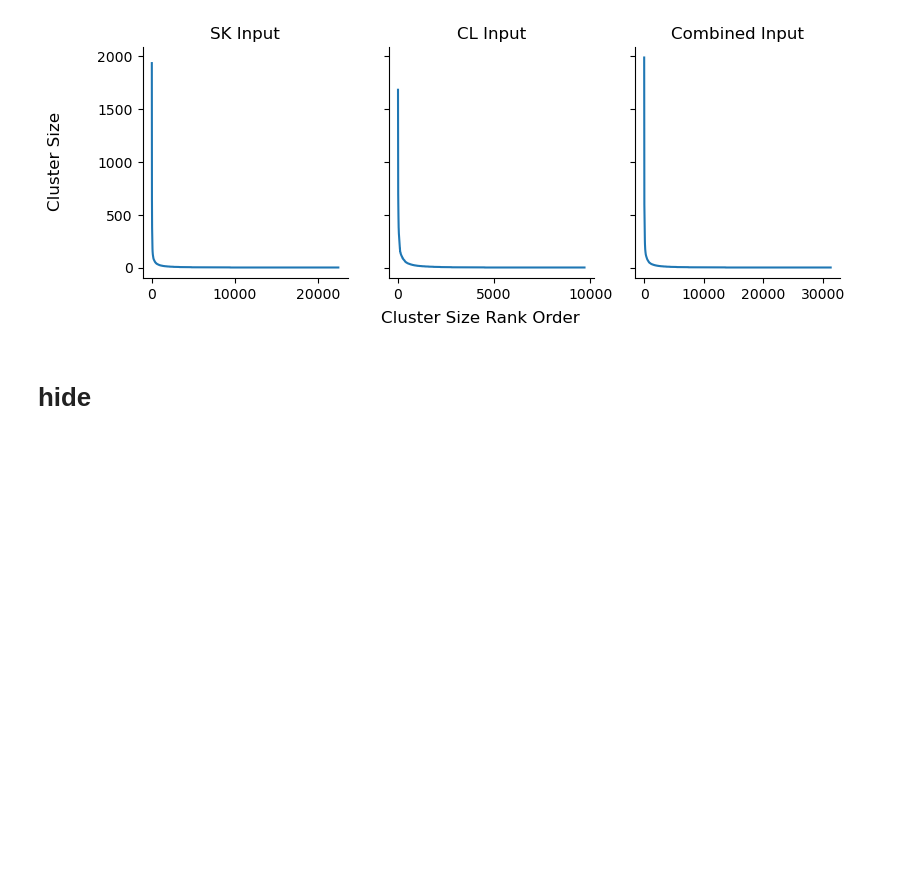
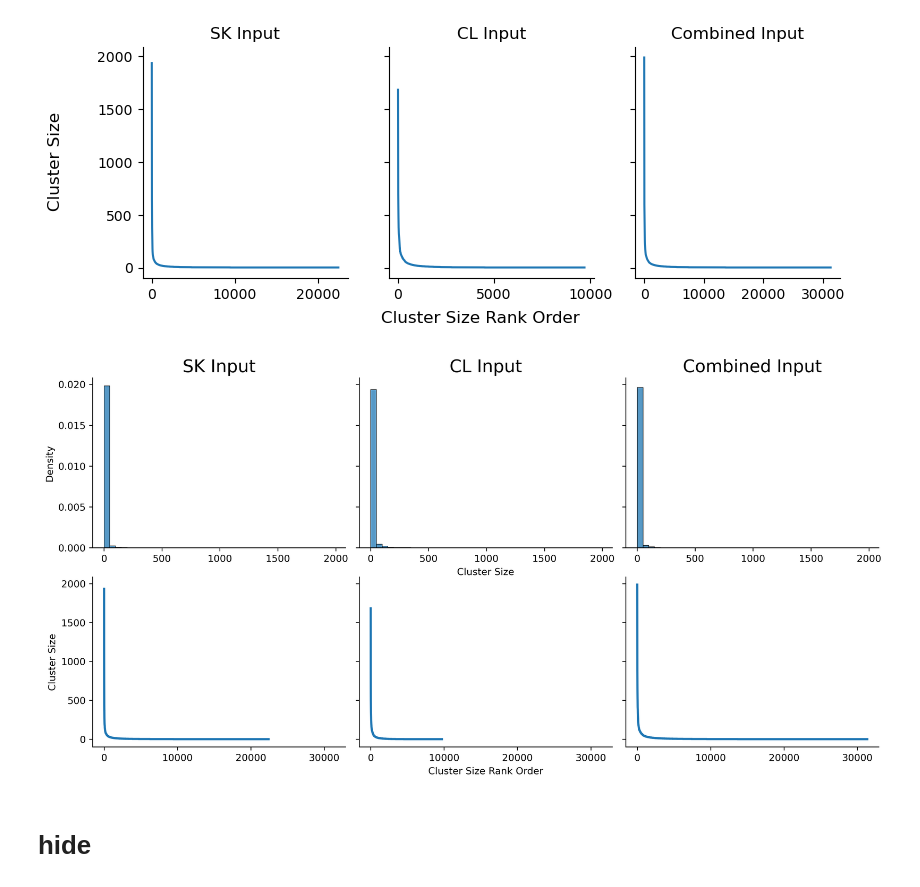
Before and after one commit to sanjanakotha/consensus_AD_predictor, a Jupyter notebook: notebooks/Input data clusters.ipynb, the cells around one changed output. Saved outputs shown, nothing was run; the diff lists cells and outputs as text; code cells hidden in the pictures; blank space fills up the shorter version.

```diff
--- a/notebooks/Input data clusters.ipynb
+++ b/notebooks/Input data clusters.ipynb
@@ -251,6 +272,40 @@ fig.supylabel("Cluster Size")
 # %% [output]
 Text(0.02, 0.5, 'Cluster Size')
 [figure]
+# %%
+fig, axs = plt.subplots(2, 3, figsize=(12, 6), sharex='row', sharey='row', dpi = 300)
+sns.set_context('talk')
+# Plot histograms
+sns.histplot(SK_clusters[0].value_counts(), binwidth=50, ax=axs[0, 0], stat = 'density')
+sns.histplot(CL_clusters[0].value_counts(), binwidth=50, ax=axs[0, 1], stat = 'density')
+sns.histplot(CL_SK_clusters[0].value_counts(), binwidth=50, ax=axs[0, 2], stat = 'density')
+
+# Set titles for histograms
+axs[0, 0].set_title('SK Input')
+axs[0, 1].set_title('CL Input')
+axs[0, 2].set_title('Combined Input')
+
+# Plot cluster size rank order
+plot_cluster_size(SK_clusters, axs[1, 0])
+plot_cluster_size(CL_clusters, axs[1, 1])
+plot_cluster_size(CL_SK_clusters, axs[1, 2])
+
+# Remove redundant labels
+for ax in axs.flat:
+    ax.set_xlabel("")
+    ax.set_ylabel("")
+
+# Add shared labels
+axs[0,1].set_xlabel("Cluster Size")
+axs[0,0].set_ylabel("Density")
+axs[1, 1].set_xlabel("Cluster Size Rank Order", y=-0.05)
+axs[1,0].set_ylabel("Cluster Size")
+#fig.supylabel("Cluster Size")
+
+sns.despine()
+plt.tight_layout(pad = 0)
+# %% [output]
+[figure, added]
 # %% [markdown]
 # hide
 # %%
```
Also changed, not shown: parts of 4 cells of this notebook, 9 other files.
